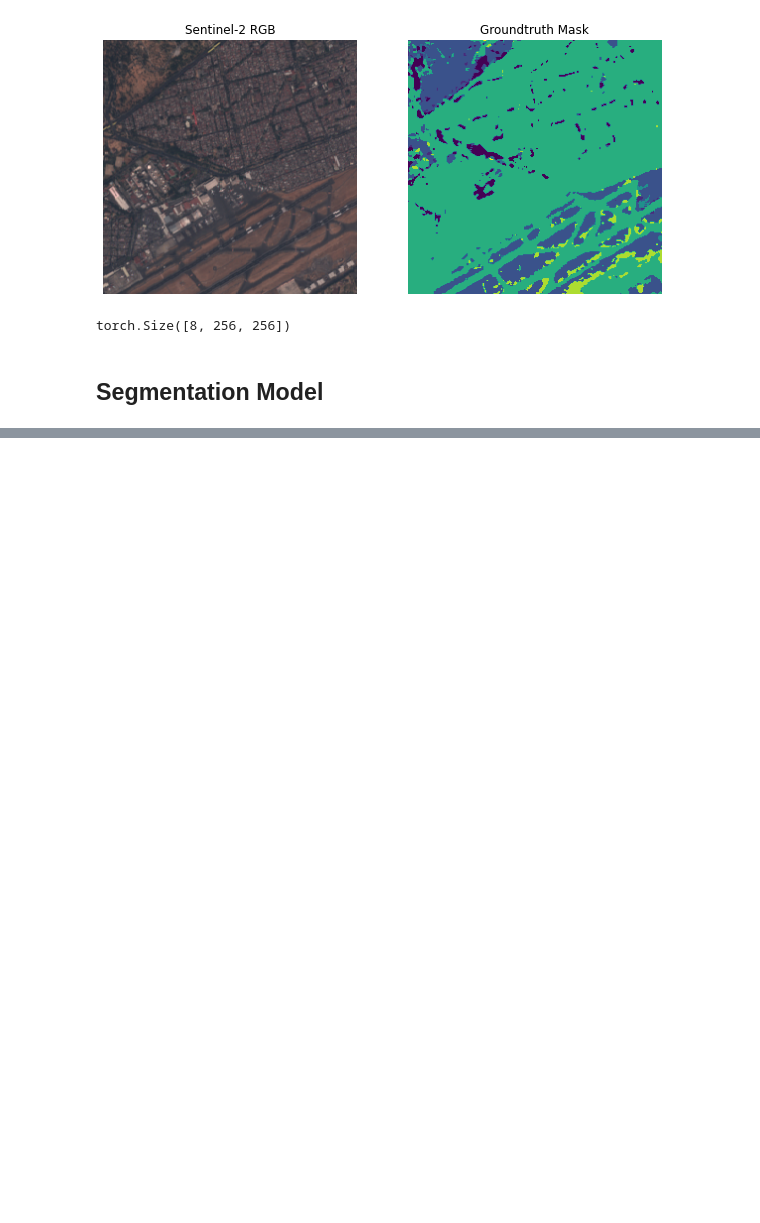
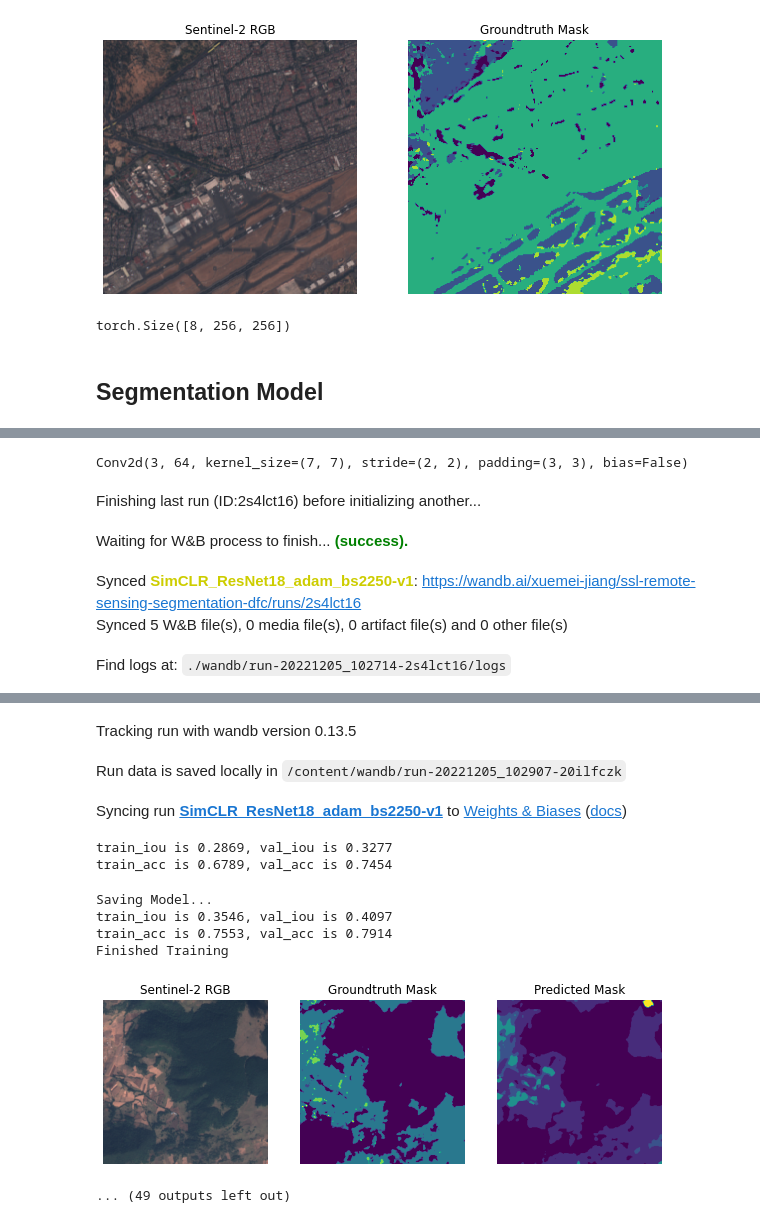
Before and after one commit to AlexanderLontke/ssl-remote-sensing, a Jupyter notebook: notebooks/Segmentation_DFC2020_demo.ipynb, the cells around one changed output, grey strips where cells are left out. Cells and saved outputs as stored; diff of their text form; code cells hidden in the pictures; blank space fills up the shorter version.

Commit message:
add visualization and encapsulate functions

```diff
--- a/notebooks/Segmentation_DFC2020_demo.ipynb
+++ b/notebooks/Segmentation_DFC2020_demo.ipynb
@@ -129,0 +116,2 @@ Mounted at /content/drive
+# %%
+train_config = Hparams()
@@ -451,8 +452,8 @@ torch.Size([8, 256, 256])
 # %% [markdown]
 ## Segmentation Model
 # %%
-from torchvision.models import resnet18
-pretrained_weights = resnet18(pretrained = False)
-patch_first_conv(pretrained_weights ,13,default_in_channels=3)
-model = ResNetUNet(9,encoder = pretrained_weights, gan_encoder=False)
-model = model.to(device)
+# from torchvision.models import resnet18
+# pretrained_weights = resnet18(pretrained = False)
+# patch_first_conv(pretrained_weights ,13,default_in_channels=3)
+# model = ResNetUNet(9,encoder = pretrained_weights, gan_encoder=False)
+# model = model.to(device)
@@ -461,4 +460,4 @@ Conv2d(3, 64, kernel_size=(7, 7), stride=(2, 2), padding=(3, 3), bias=False)
 # %%
 loss_fn = nn.CrossEntropyLoss(ignore_index=255, reduction='mean')
-optimizer = torch.optim.Adam(model.parameters(), lr=0.001)
+# optimizer = torch.optim.Adam(model.parameters(), lr=train_config.lr)
 # %%
@@ -467,3 +466,3 @@ from torchmetrics.functional.classification import multiclass_jaccard_index
 # %%
-model_dir = '/content/drive/My Drive/deep_learning_segmentation_checkpoints'
-model_path = os.path.join(model_dir,f'segmentation_pretrained_imagenet.ckpt')
+# model_dir = '/content/drive/My Drive/deep_learning_segmentation_checkpoints'
+# model_path = os.path.join(model_dir,f'segmentation_pretrained_imagenet.ckpt')
@@ -469,0 +846,50 @@ model_path = os.path.join(model_dir,f'segmentation_pretrained_imagenet.ckpt')
+# %%
+for filename in check_point_paths:
+    # Update checkpoint name
+    train_config.checkpoint_name = filename
+    # Load Encoder from different pre-text architectures
+    encoder = load_encoder_checkpoint_from_pretext_model(
+        path_to_checkpoint=filename,
+    )
+    patch_first_conv(encoder,13,default_in_channels=3)
+
+    model_name = filename.split("/")[-1].split(".")[0]
+    model_dir = '/content/drive/My Drive/deep_learning_segmentation_checkpoints'
+    model_path = os.path.join(model_dir,f'segmentation_{model_name}.ckpt')
+    # make sure the directory path exists
+    assert os.path.exists(model_dir)
+
+
+    wandb.init(
+        project="ssl-remote-sensing-segmentation-dfc",
+        name=model_name,
+        config=train_config.__dict__,
+    )
+
+    # Model setup
+    if "bigan" in train_config.checkpoint_name.lower():
+        model = ResNetUNet(9,encoder = encoder, gan_encoder=True)
+    else:
+        model = ResNetUNet(9, encoder = encoder, gan_encoder=False)
+
+    # train(model)
+    train(model,train_config,train_loader,val_loader,loss_fn,device,model_path,writer = wandb)
+
+    # Initialise a UNet() model
+    if "bigan" in train_config.checkpoint_name.lower():
+        bst_model = ResNetUNet(9,encoder = encoder, gan_encoder=True)
+    else:
+        bst_model = ResNetUNet(9, encoder = encoder, gan_encoder=False)
+    # # Load pretrained weights
+    bst_model.load_state_dict(torch.load(model_path))
+    # # Move to device (GPU or CPU)
+    bst_model.to(device)
+    # visualize_result(171,bst_model)
+    visualize_result(171,bst_model,valset,device,write = wandb,model_name = model_name)
+# %% [output]
+Conv2d(3, 64, kernel_size=(7, 7), stride=(2, 2), padding=(3, 3), bias=False)
+Finishing last run (ID:2s4lct16) before initializing another...
+Waiting for W&B process to finish... (success).
+Synced SimCLR_ResNet18_adam_bs2250-v1: https://wandb.ai/xuemei-jiang/ssl-remote-sensing-segmentation-dfc/runs/2s4lct16
+Synced 5 W&B file(s), 0 media file(s), 0 artifact file(s) and 0 other file(s)
+Find logs at: ./wandb/run-20221205_102714-2s4lct16/logs
@@ -470 +897,12 @@ model_path = os.path.join(model_dir,f'segmentation_pretrained_imagenet.ckpt')
+Tracking run with wandb version 0.13.5
+Run data is saved locally in /content/wandb/run-20221205_102907-20ilfczk
+Syncing run SimCLR_ResNet18_adam_bs2250-v1 to Weights & Biases (docs)
+train_iou is 0.2869, val_iou is 0.3277
+train_acc is 0.6789, val_acc is 0.7454
+Saving Model...
+train_iou is 0.3546, val_iou is 0.4097
+train_acc is 0.7553, val_acc is 0.7914
+Finished Training
+[figure, added]
+... (49 outputs left out)
 # %%
```
Also changed, not shown: parts of 28 cells of this notebook.
